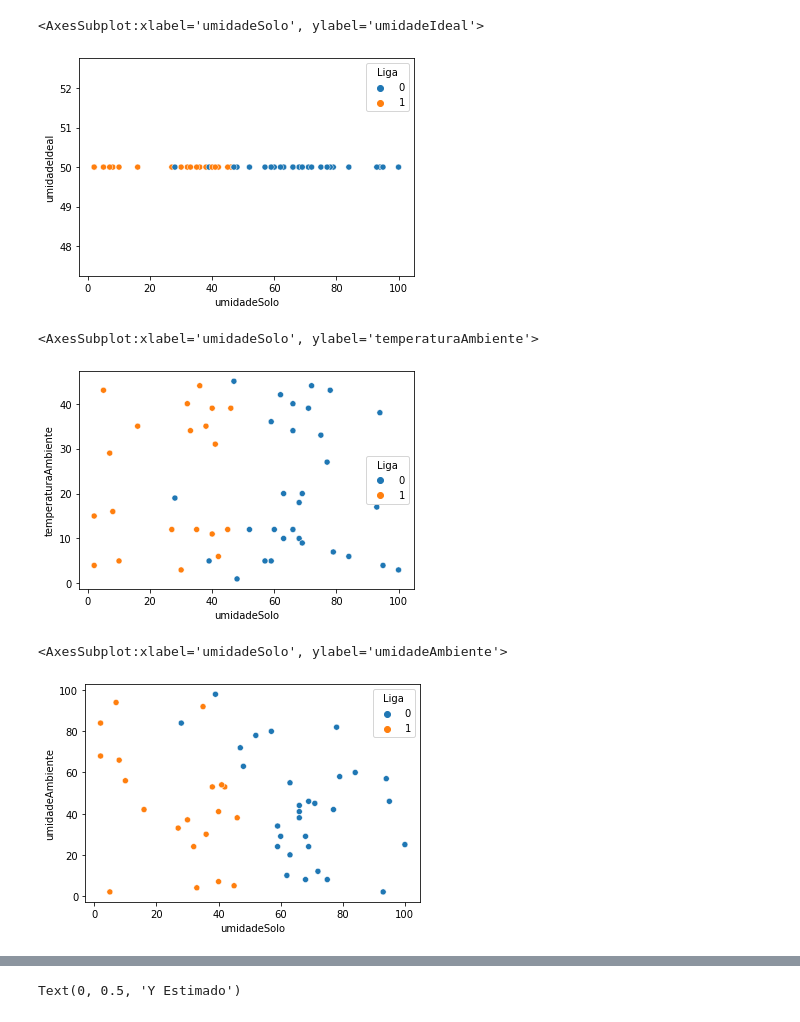
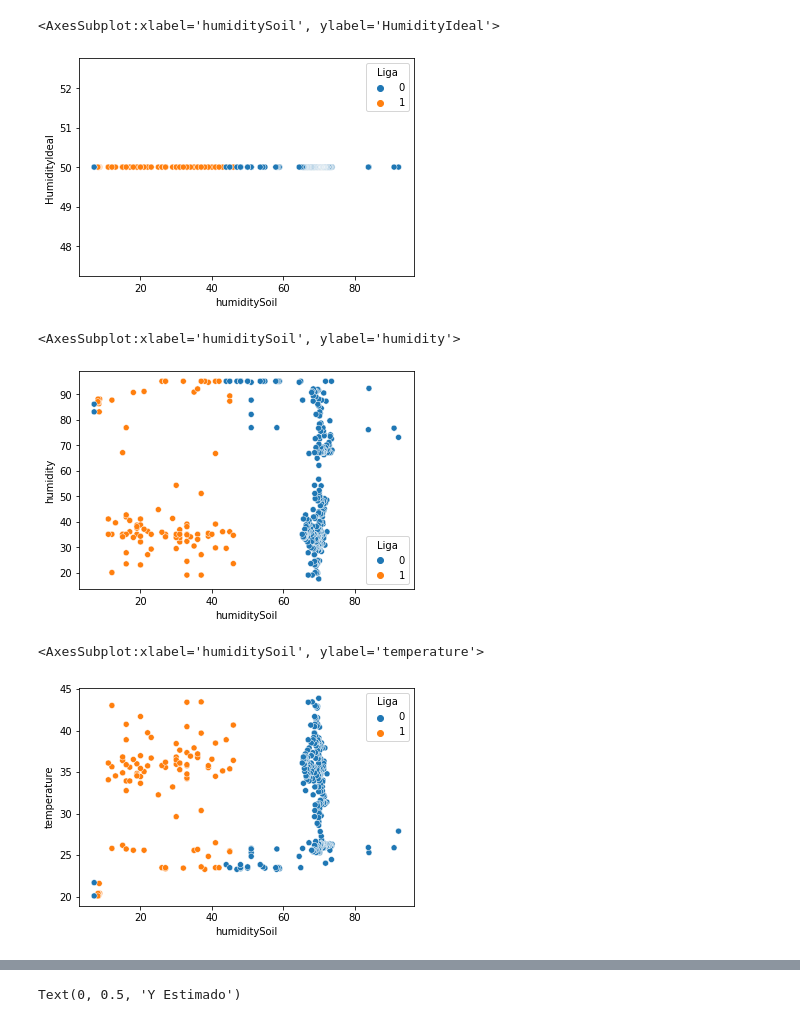
Before and after one commit to Citolino/ia-smart-irrigation, a Jupyter notebook: first-machine-smart-irrigation.ipynb, the cells around one changed output, grey strips where cells are left out. Saved outputs shown, nothing was run; the diff lists cells and outputs as text; code cells hidden in the pictures.

```diff
--- a/first-machine-smart-irrigation.ipynb
+++ b/first-machine-smart-irrigation.ipynb
@@ -4,7 +4,11 @@ import numpy as np
 import matplotlib.pyplot as plt
 import seaborn as sns
 %matplotlib inline
+from datetime import datetime
+df = pd.read_csv('data_smart.csv', sep = ';', encoding = 'utf-8',engine='c')
+df['timeInstant']= pd.to_datetime(df['timeInstant'])
 
-df = pd.read_csv('Pasta1.csv', sep = ';', encoding = 'utf-8',engine='c')
+df['timeInstant']= df['timeInstant'].map(datetime.toordinal)
+#df["timeInstante"] = df['timeInstante'].apply(lambda d:datetime.strptime(d, '%d/%m/%y %H:%M:%S'))
 df
 # %% [output]
@@ -38,16 +38,16 @@ sns.scatterplot(x="umidadeSolo",y="umidadeIdeal",data=df)
 # %%
-sns.scatterplot(x="umidadeSolo",y="umidadeIdeal",data=df,hue="Liga")
+sns.scatterplot(x="humiditySoil",y="HumidityIdeal",data=df,hue="Liga")
 # %% [output]
-<AxesSubplot:xlabel='umidadeSolo', ylabel='umidadeIdeal'>
+<AxesSubplot:xlabel='humiditySoil', ylabel='HumidityIdeal'>
-[figure, old version]
+[figure, new version]
 # %%
-sns.scatterplot(x="umidadeSolo",y="temperaturaAmbiente",data=df,hue="Liga")
+sns.scatterplot(x="humiditySoil",y="humidity",data=df,hue="Liga")
 # %% [output]
-<AxesSubplot:xlabel='umidadeSolo', ylabel='temperaturaAmbiente'>
+<AxesSubplot:xlabel='humiditySoil', ylabel='humidity'>
-[figure, old version]
+[figure, new version]
 # %%
-sns.scatterplot(x="umidadeSolo",y="umidadeAmbiente",data=df,hue="Liga")
+sns.scatterplot(x="humiditySoil",y="temperature",data=df,hue="Liga")
 # %% [output]
-<AxesSubplot:xlabel='umidadeSolo', ylabel='umidadeAmbiente'>
+<AxesSubplot:xlabel='humiditySoil', ylabel='temperature'>
-[figure, old version]
+[figure, new version]
 # %%
```
Also changed, not shown: parts of 19 cells of this notebook, 5 other files.
